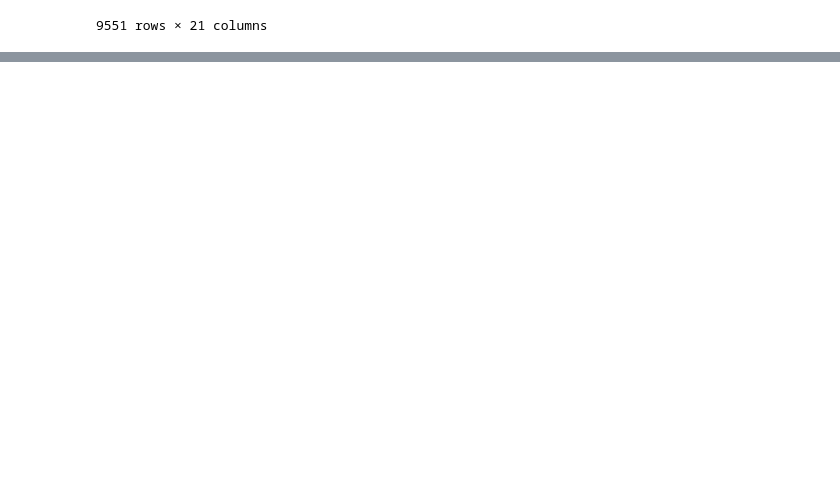
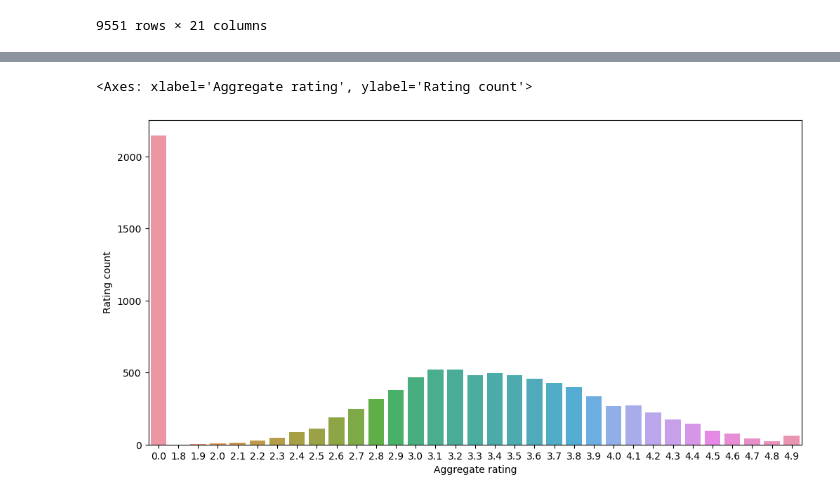
Before and after one commit to tanya-54/Advance-EDA, a Jupyter notebook: EDA-1st.ipynb, the cells around one changed output, grey strips where cells are left out. Cells and saved outputs as stored; diff of their text form; code cells hidden in the pictures; blank space fills up the shorter version.

Commit message:
First EDA on Zomato dataset along  with country codes excelsheet

```diff
--- a/EDA-1st.ipynb
+++ b/EDA-1st.ipynb
@@ -113,2 +113,5 @@ df
 | 9550 | 5927402 | Walter's Coffee Roastery | 208 | ÛÁstanbul | CafeaÛôa Mahallesi, BademaltÛ± So... | Moda | Moda, ÛÁstanbul | 29.026016 | ... |
 9551 rows × 21 columns
+# %%
+df_country =pd.read_excel('Country-Code.xlsx')
+df_country.head()
@@ -114,0 +135,2 @@ df
+# %%
+final_df =pd.merge(df ,df_country , on='Country Code' ,how='left')
@@ -114,0 +274,2 @@ df
+# %%
+rating =final_df.groupby(['Aggregate rating', 'Rating color', 'Rating text']).size().reset_index().rename(columns={0:'Rating count'})
@@ -114,0 +292,7 @@ df
+# %%
+import matplotlib
+matplotlib.rcParams['figure.figsize']=(12,6 )
+sns.barplot(x="Aggregate rating", y="Rating count" , data=rating)
+# %% [output]
+<Axes: xlabel='Aggregate rating', ylabel='Rating count'>
+[figure, added]
```
Also changed, not shown: parts of 42 cells of this notebook.
